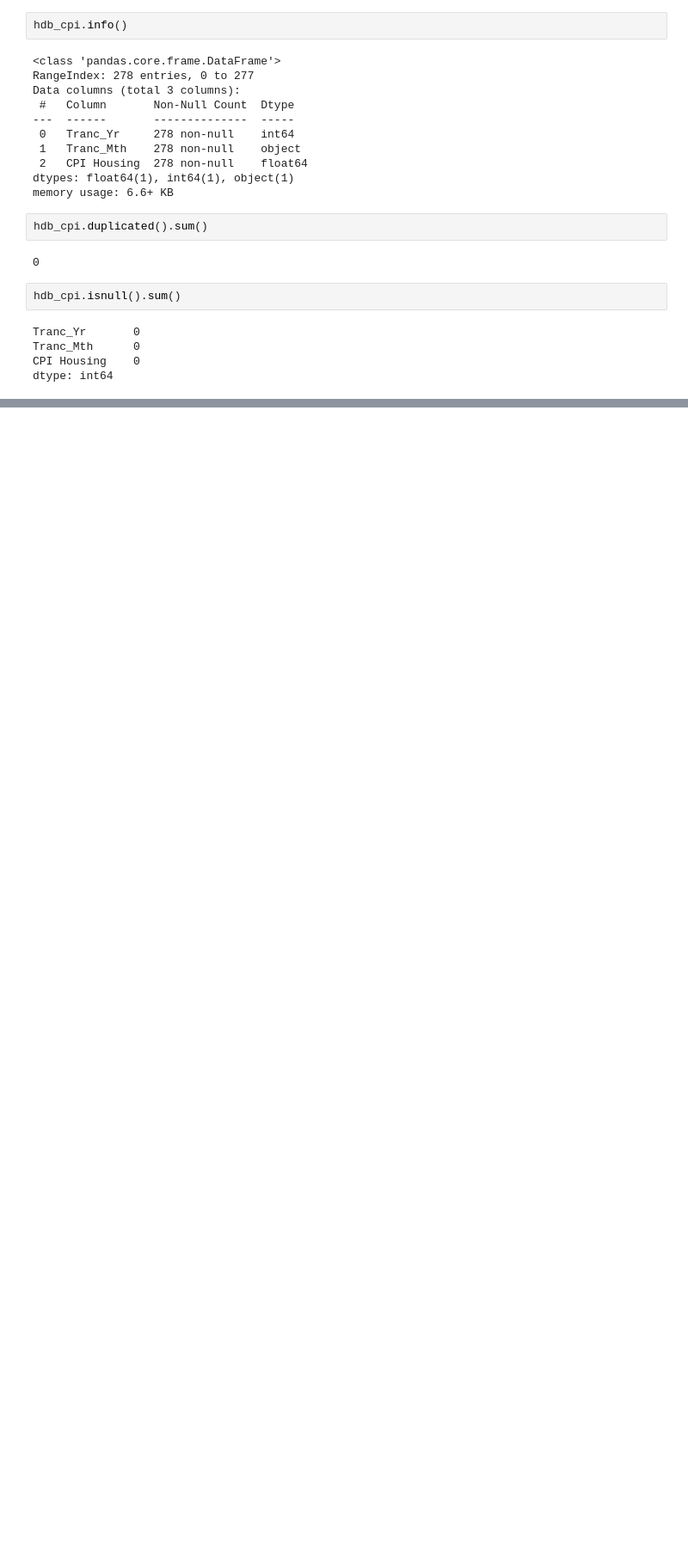
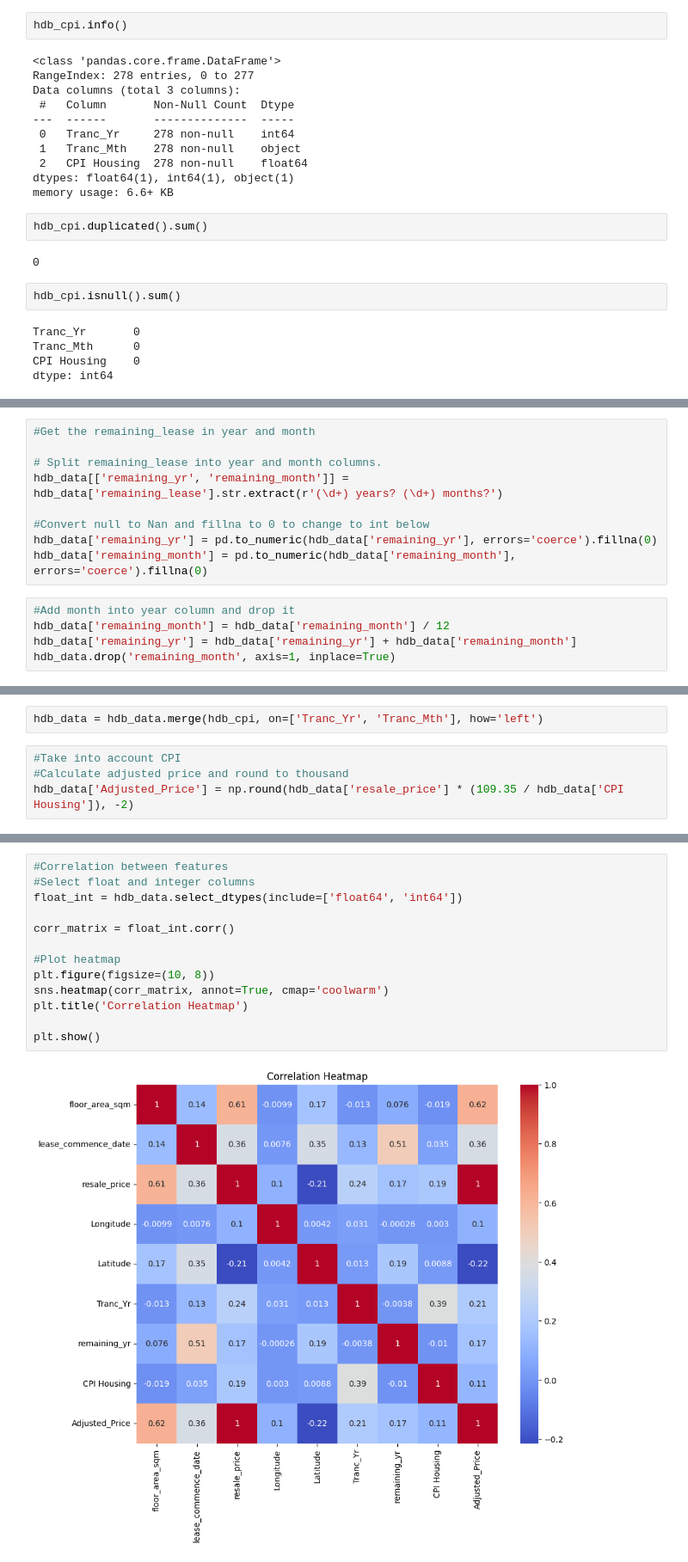
Before and after one commit to brandtyj/HDB_analysis, a Jupyter notebook: hdb_analysis_project.ipynb, the cells around one changed output, grey strips where cells are left out. Shown at 86% size. Drawn from its saved outputs; the diff is of its cells as text; blank space fills up the shorter version.

Commit message:
visualize data

```diff
--- a/hdb_analysis_project.ipynb
+++ b/hdb_analysis_project.ipynb
@@ -209,0 +204,14 @@ sns.heatmap(corr_matrix, annot=True, cmap='coolwarm')
+# %%
+#Get the remaining_lease in year and month
+
+# Split remaining_lease into year and month columns.
+hdb_data[['remaining_yr', 'remaining_month']] = hdb_data['remaining_lease'].str.extract(r'(\d+) years? (\d+) months?')
+
+#Convert null to Nan and fillna to 0 to change to int below
+hdb_data['remaining_yr'] = pd.to_numeric(hdb_data['remaining_yr'], errors='coerce').fillna(0)
+hdb_data['remaining_month'] = pd.to_numeric(hdb_data['remaining_month'], errors='coerce').fillna(0)
+# %%
+#Add month into year column and drop it
+hdb_data['remaining_month'] = hdb_data['remaining_month'] / 12
+hdb_data['remaining_yr'] = hdb_data['remaining_yr'] + hdb_data['remaining_month']
+hdb_data.drop('remaining_month', axis=1, inplace=True)
@@ -209,0 +227,6 @@ sns.heatmap(corr_matrix, annot=True, cmap='coolwarm')
+# %%
+hdb_data = hdb_data.merge(hdb_cpi, on=['Tranc_Yr', 'Tranc_Mth'], how='left')
+# %%
+#Take into account CPI
+#Calculate adjusted price and round to thousand
+hdb_data['Adjusted_Price'] = np.round(hdb_data['resale_price'] * (109.35 / hdb_data['CPI Housing']), -2)
@@ -209,0 +242,15 @@ sns.heatmap(corr_matrix, annot=True, cmap='coolwarm')
+# %%
+#Correlation between features
+#Select float and integer columns
+float_int = hdb_data.select_dtypes(include=['float64', 'int64'])
+
+corr_matrix = float_int.corr()
+
+#Plot heatmap
+plt.figure(figsize=(10, 8))
+sns.heatmap(corr_matrix, annot=True, cmap='coolwarm')
+plt.title('Correlation Heatmap')
+
+plt.show()
+# %% [output]
+[figure, added]
```
Also changed, not shown: parts of 21 cells of this notebook, 1 other file.
